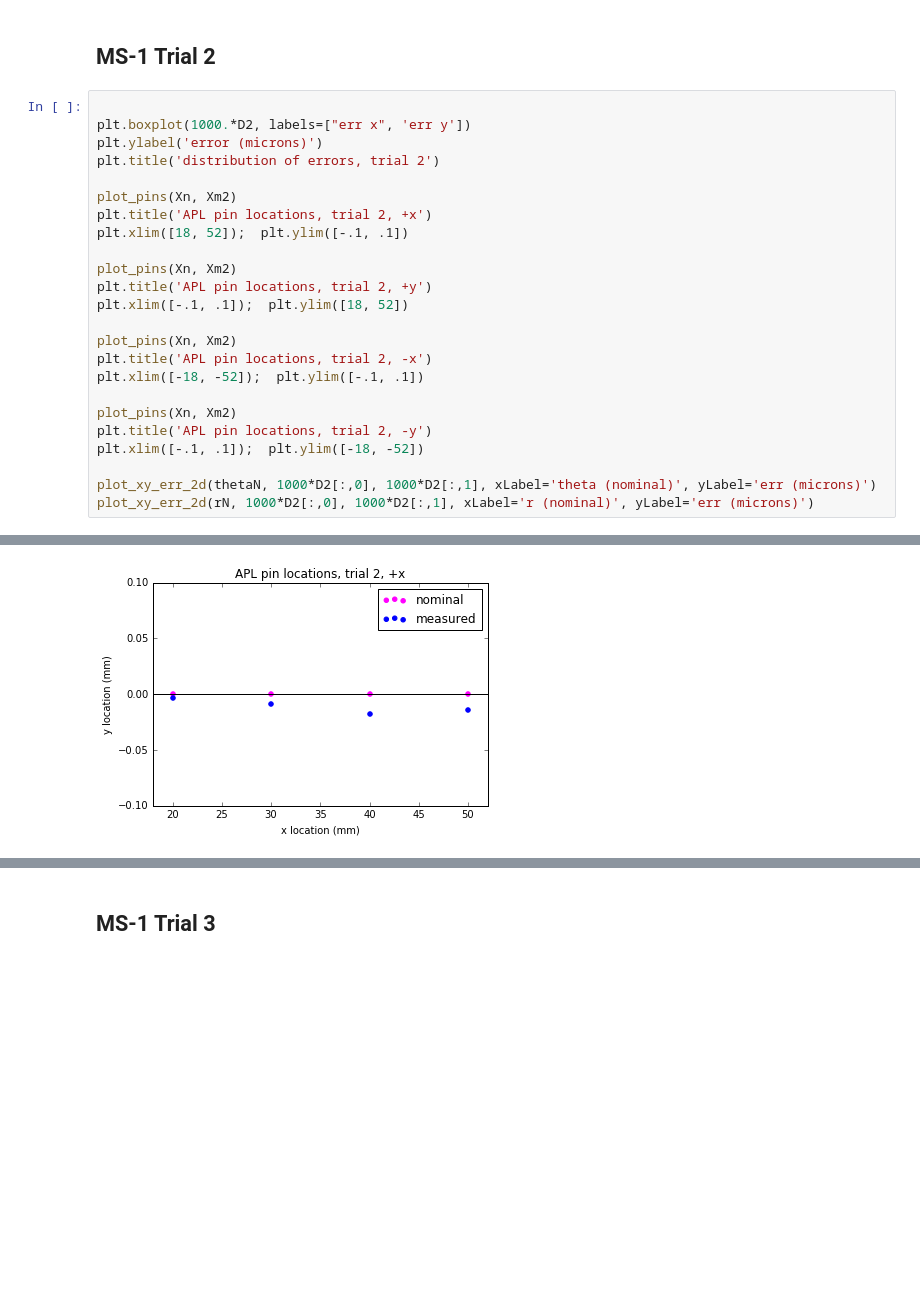
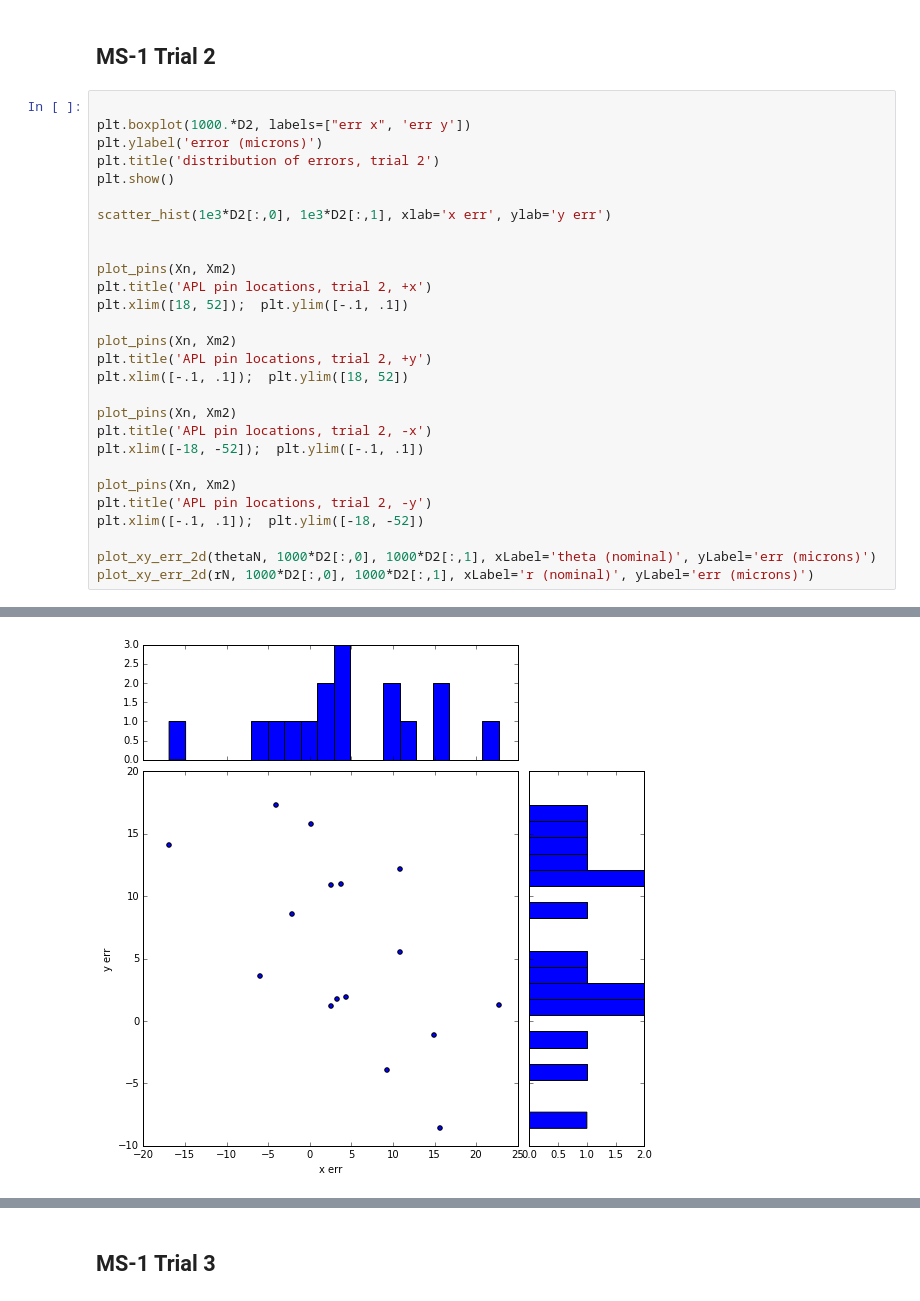
Before and after one commit to mjpekala/gp-am-study, a Jupyter notebook: examples/APL_M290_maraging_steel.ipynb, the cells around one changed output, grey strips where cells are left out. Saved outputs shown, nothing was run; the diff lists cells and outputs as text; blank space fills up the shorter version.

```diff
--- a/examples/APL_M290_maraging_steel.ipynb
+++ b/examples/APL_M290_maraging_steel.ipynb
@@ -123,27 +130,31 @@ plot_xy_err_2d(rN, 1000*D1[:,0], 1000*D1[:,1], xLabel='r (nominal)', yLabel='err
 # %%
 
 plt.boxplot(1000.*D2, labels=["err x", 'err y'])
 plt.ylabel('error (microns)')
 plt.title('distribution of errors, trial 2')
+plt.show()
+
+scatter_hist(1e3*D2[:,0], 1e3*D2[:,1], xlab='x err', ylab='y err')
+
 
 plot_pins(Xn, Xm2)
 plt.title('APL pin locations, trial 2, +x')
 plt.xlim([18, 52]);  plt.ylim([-.1, .1])
 
 plot_pins(Xn, Xm2)
 plt.title('APL pin locations, trial 2, +y')
 plt.xlim([-.1, .1]);  plt.ylim([18, 52])
 
 plot_pins(Xn, Xm2)
 plt.title('APL pin locations, trial 2, -x')
 plt.xlim([-18, -52]);  plt.ylim([-.1, .1])
 
 plot_pins(Xn, Xm2)
 plt.title('APL pin locations, trial 2, -y')
 plt.xlim([-.1, .1]);  plt.ylim([-18, -52])
 
 plot_xy_err_2d(thetaN, 1000*D2[:,0], 1000*D2[:,1], xLabel='theta (nominal)', yLabel='err (microns)')
 plot_xy_err_2d(rN, 1000*D2[:,0], 1000*D2[:,1], xLabel='r (nominal)', yLabel='err (microns)')
 # %% [output]
 [figure]
-[figure, old version]
+[figure, new version]
```
Also changed, not shown: parts of 5 cells of this notebook, 2 other files.
